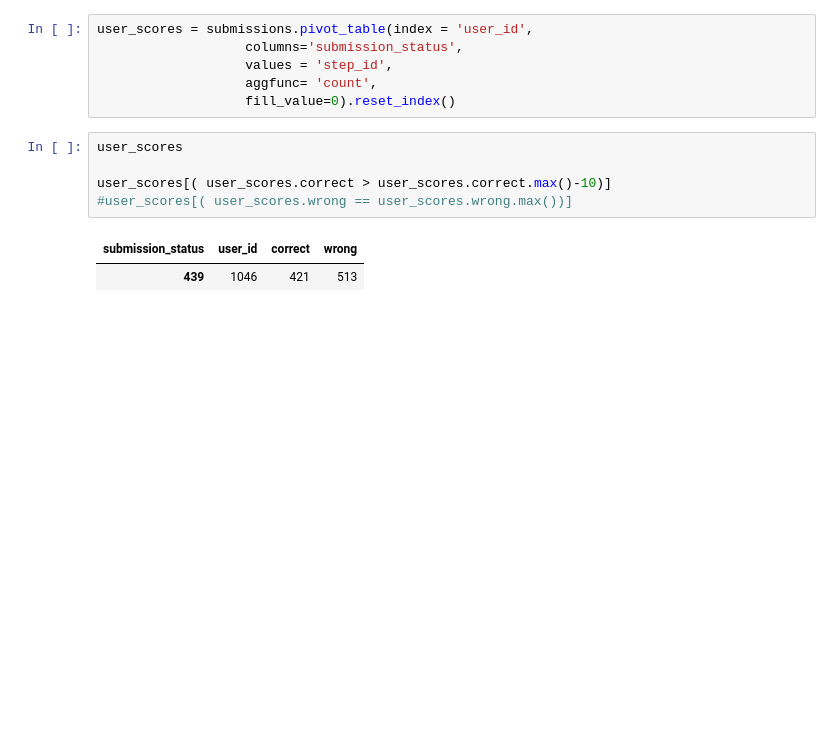
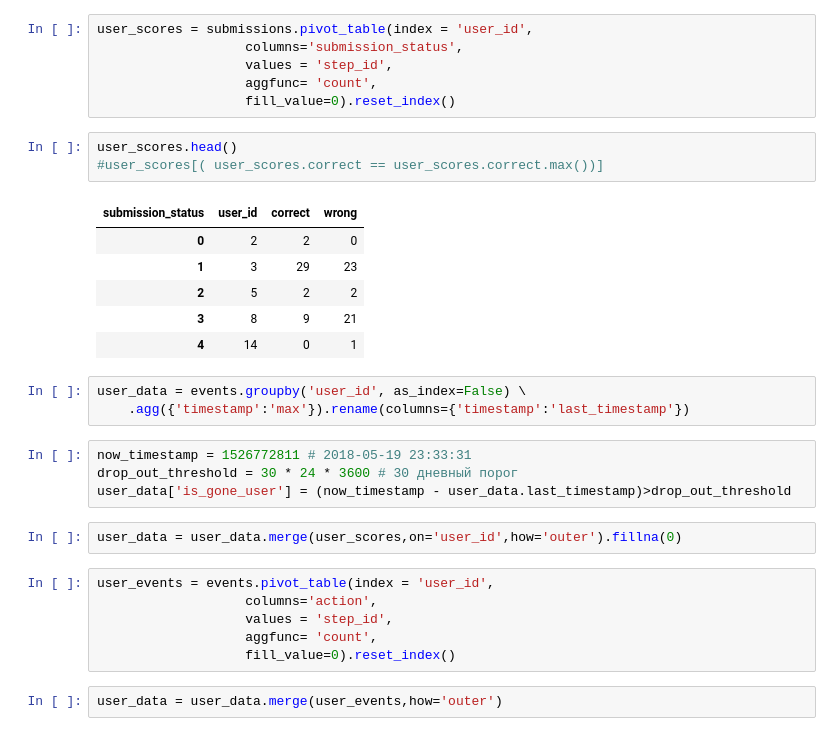
Before and after one commit to mukhad/MyPyEducations, a Jupyter notebook: Intro_DS_ML/ds_ml_unit1_set.ipynb, the cells around one changed output. Cells and saved outputs as stored; diff of their text form; blank space fills up the shorter version.

```diff
--- a/Intro_DS_ML/ds_ml_unit1_set.ipynb
+++ b/Intro_DS_ML/ds_ml_unit1_set.ipynb
@@ -125,10 +125,29 @@ user_scores = submissions.pivot_table(index = 'user_id',
                    aggfunc= 'count',
                    fill_value=0).reset_index()
 # %%
-user_scores
-
-user_scores[( user_scores.correct > user_scores.correct.max()-10)]
-#user_scores[( user_scores.wrong == user_scores.wrong.max())]
+user_scores.head()
+#user_scores[( user_scores.correct == user_scores.correct.max())]
 # %% [output]
 | submission_status | user_id | correct | wrong |
-| 439 | 1046 | 421 | 513 |
+| 0 | 2 | 2 | 0 |
+| 1 | 3 | 29 | 23 |
+| 2 | 5 | 2 | 2 |
+| 3 | 8 | 9 | 21 |
+| 4 | 14 | 0 | 1 |
+# %%
+user_data = events.groupby('user_id', as_index=False) \
+    .agg({'timestamp':'max'}).rename(columns={'timestamp':'last_timestamp'})
+# %%
+now_timestamp = 1526772811 # 2018-05-19 23:33:31
+drop_out_threshold = 30 * 24 * 3600 # 30 дневный порог
+user_data['is_gone_user'] = (now_timestamp - user_data.last_timestamp)>drop_out_threshold
+# %%
+user_data = user_data.merge(user_scores,on='user_id',how='outer').fillna(0)
+# %%
+user_events = events.pivot_table(index = 'user_id',
+                   columns='action',
+                   values = 'step_id',
+                   aggfunc= 'count',
+                   fill_value=0).reset_index()
+# %%
+user_data = user_data.merge(user_events,how='outer')
```
Also changed, not shown: parts of 8 cells of this notebook, 5 other files.
